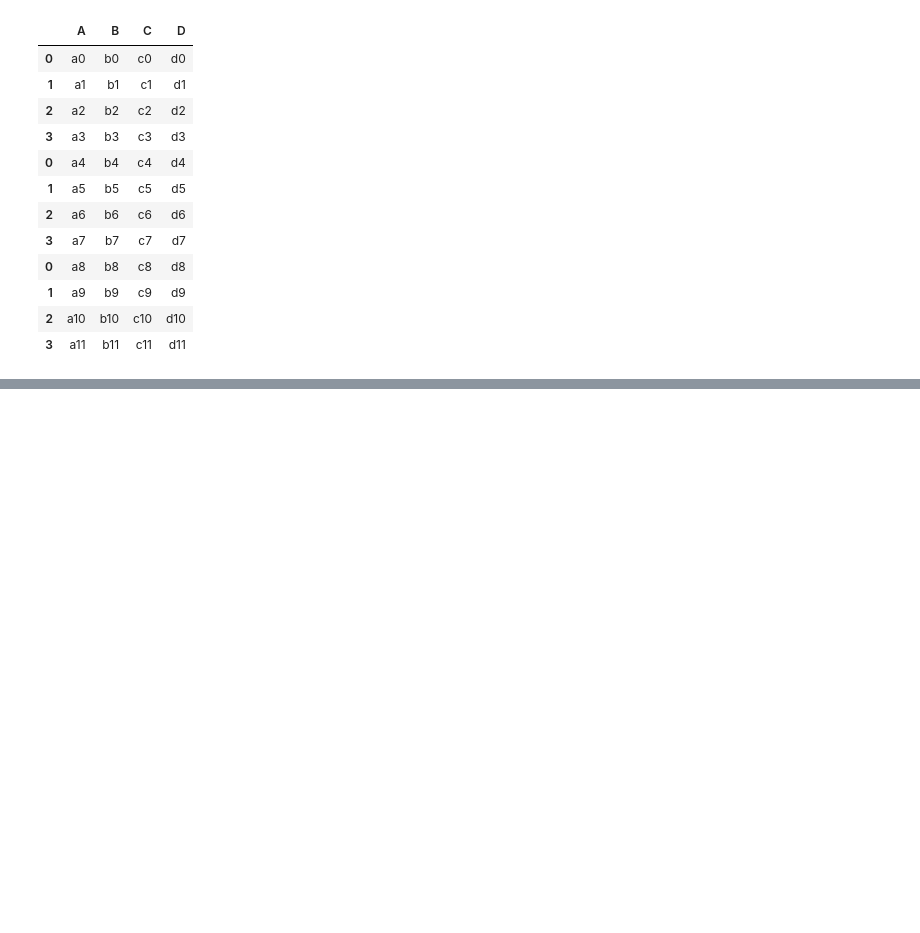
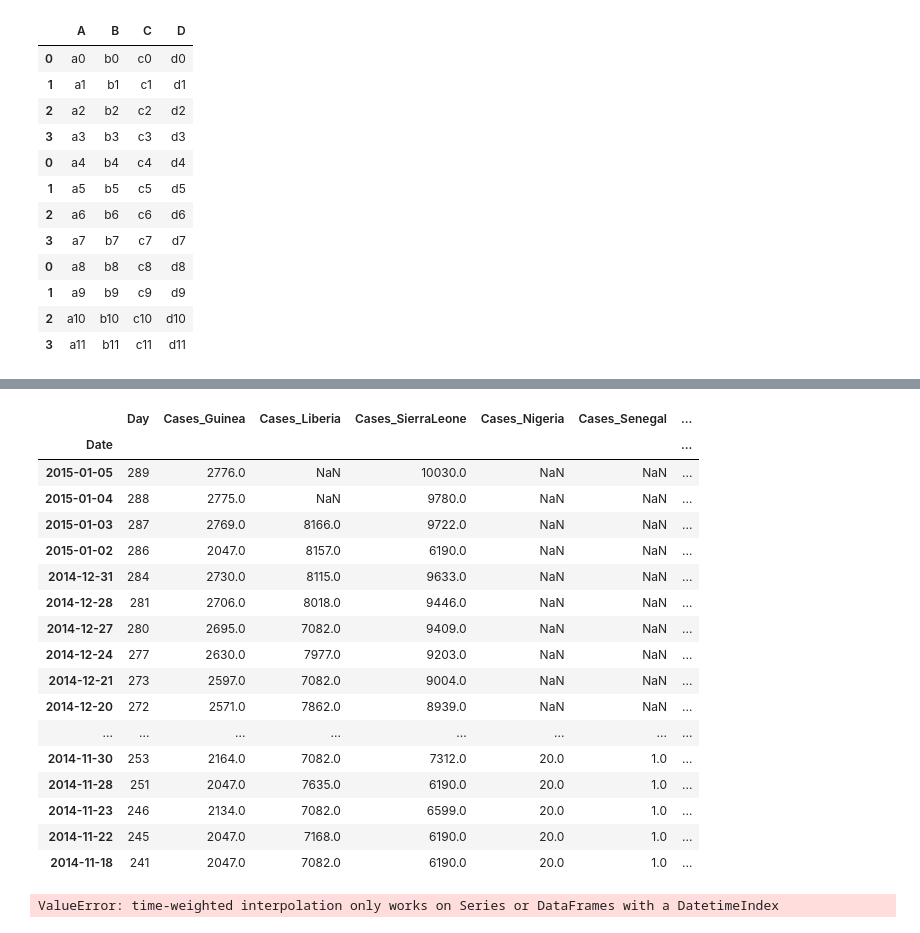
Before and after one commit to AngelaShang/2020-python_john, a Jupyter notebook: class/john_chap4.ipynb, the cells around one changed output, grey strips where cells are left out. Cells and saved outputs as stored; diff of their text form; code cells hidden in the pictures; blank space fills up the shorter version.

Commit message:
joining and missing + interpolation

```diff
--- a/class/john_chap4.ipynb
+++ b/class/john_chap4.ipynb
@@ -90,0 +330,26 @@ pd.concat([c1, c2, c3], axis = 'index')
+# %%
+ebola.head(20).interpolate(method='time')
+# %% [output]
+|  | Day | Cases_Guinea | Cases_Liberia | Cases_SierraLeone | Cases_Nigeria | Cases_Senegal | ... |
+| Date |  |  |  |  |  |  | ... |
+| 2015-01-05 | 289 | 2776.0 | NaN | 10030.0 | NaN | NaN | ... |
+| 2015-01-04 | 288 | 2775.0 | NaN | 9780.0 | NaN | NaN | ... |
+| 2015-01-03 | 287 | 2769.0 | 8166.0 | 9722.0 | NaN | NaN | ... |
+| 2015-01-02 | 286 | 2047.0 | 8157.0 | 6190.0 | NaN | NaN | ... |
+| 2014-12-31 | 284 | 2730.0 | 8115.0 | 9633.0 | NaN | NaN | ... |
+| 2014-12-28 | 281 | 2706.0 | 8018.0 | 9446.0 | NaN | NaN | ... |
+| 2014-12-27 | 280 | 2695.0 | 7082.0 | 9409.0 | NaN | NaN | ... |
+| 2014-12-24 | 277 | 2630.0 | 7977.0 | 9203.0 | NaN | NaN | ... |
+| 2014-12-21 | 273 | 2597.0 | 7082.0 | 9004.0 | NaN | NaN | ... |
+| 2014-12-20 | 272 | 2571.0 | 7862.0 | 8939.0 | NaN | NaN | ... |
+| ... | ... | ... | ... | ... | ... | ... | ... |
+| 2014-11-30 | 253 | 2164.0 | 7082.0 | 7312.0 | 20.0 | 1.0 | ... |
+| 2014-11-28 | 251 | 2047.0 | 7635.0 | 6190.0 | 20.0 | 1.0 | ... |
+| 2014-11-23 | 246 | 2134.0 | 7082.0 | 6599.0 | 20.0 | 1.0 | ... |
+| 2014-11-22 | 245 | 2047.0 | 7168.0 | 6190.0 | 20.0 | 1.0 | ... |
+| 2014-11-18 | 241 | 2047.0 | 7082.0 | 6190.0 | 20.0 | 1.0 | ... |
+# %%
+# index needs to be a time for method=time to work
+pd.read_csv("../data/country_timeseries.csv").head(20).interpolate(method='time')
+# %% [output]
+ValueError: time-weighted interpolation only works on Series or DataFrames with a DatetimeIndex
```
Also changed, not shown: parts of 28 cells of this notebook.
